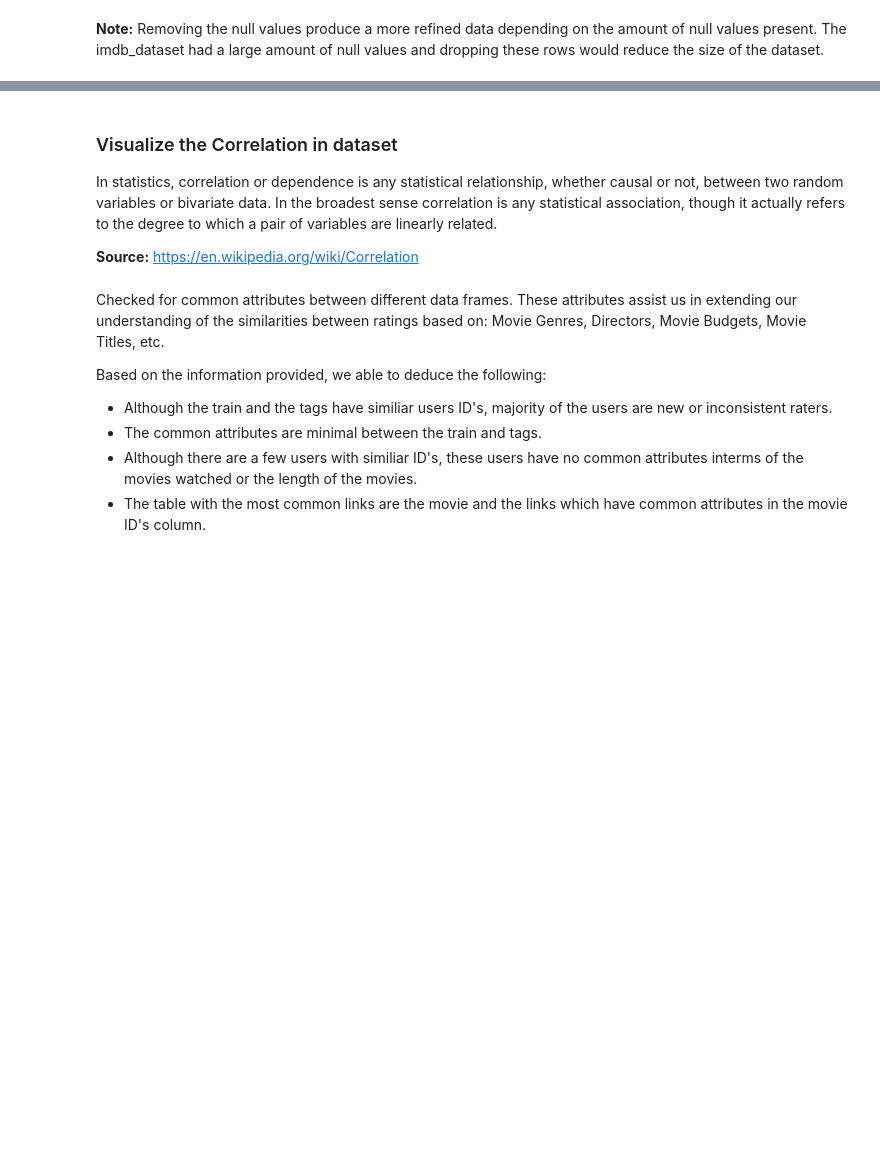
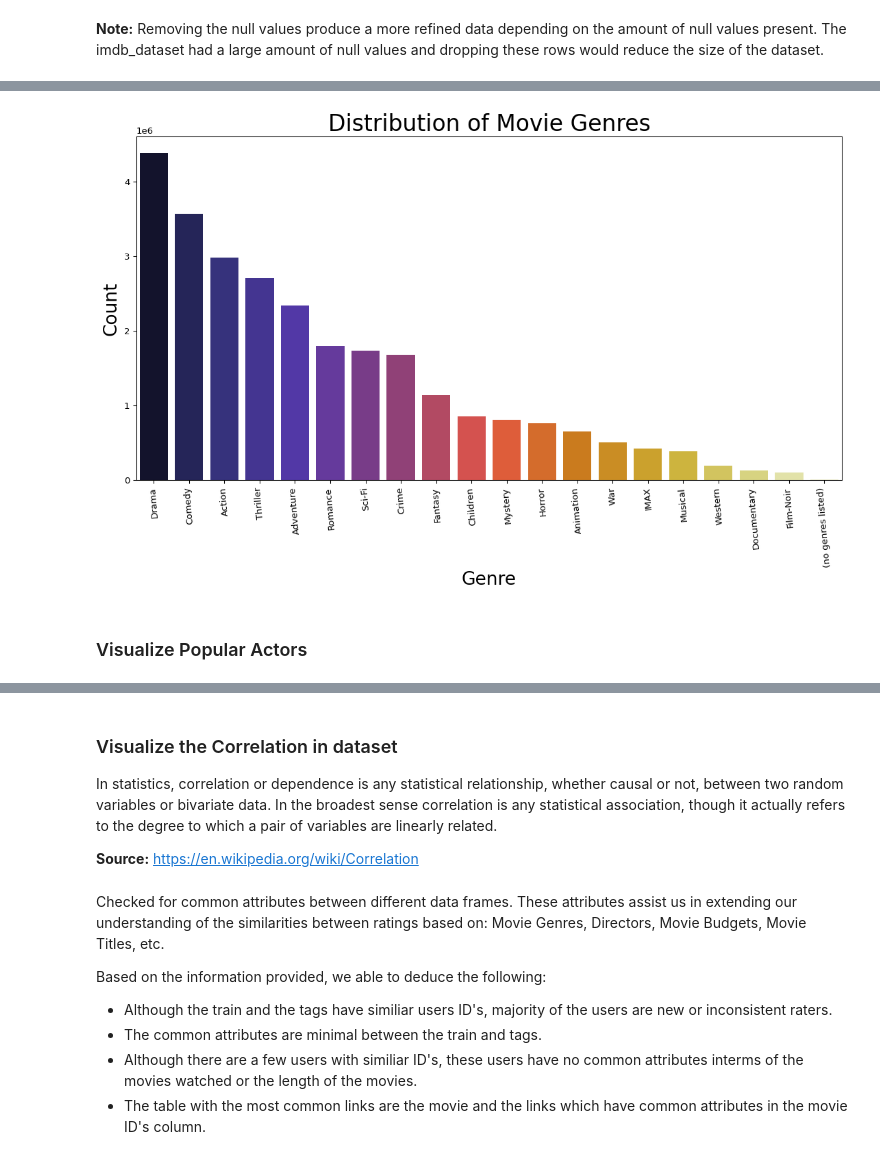
Before and after one commit to MafikengZ/Unsupervised-Learning-Recommender-Systems, a Jupyter notebook: engine.ipynb, the cells around one changed output, grey strips where cells are left out. Drawn from its saved outputs; the diff is of its cells as text; code cells hidden in the pictures; blank space fills up the shorter version.

```diff
--- a/engine.ipynb
+++ b/engine.ipynb
@@ -347,0 +459,16 @@ plt.show()
+# %%
+fig, ax = plt.subplots(figsize=(14, 7) , dpi=95)
+sns.countplot(x='Genre',
+              data=genres,
+              palette='CMRmap',
+              order=genres['Genre'].
+              value_counts().index)
+plt.xticks(rotation=90)
+plt.xlabel('Genre', size=20)
+plt.ylabel('Count', size=20)
+plt.title('Distribution of Movie Genres', size=25)
+plt.show()
+# %% [output]
+[figure, added]
+# %% [markdown]
+### Visualize Popular Actors
```
Also changed, not shown: parts of 82 cells of this notebook.
